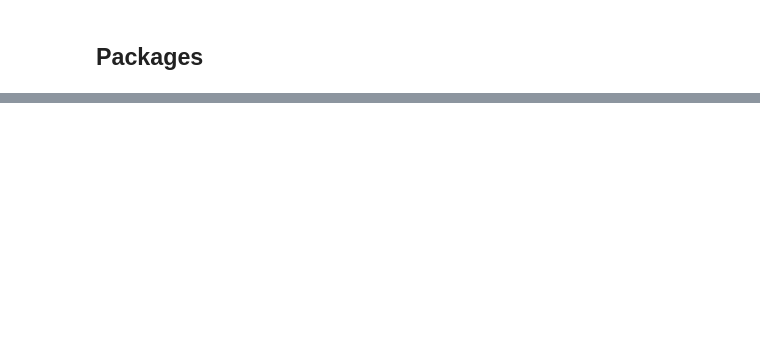
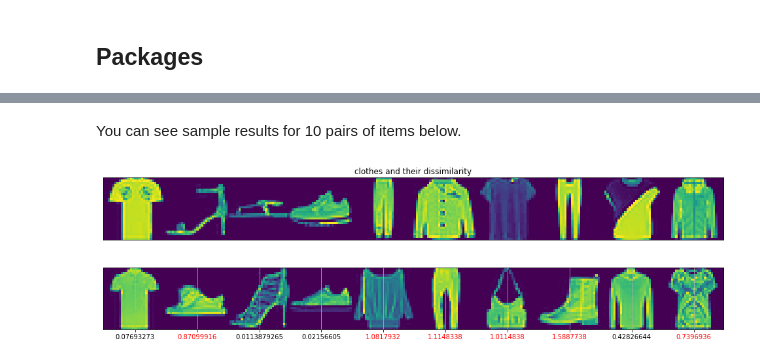
Before and after one commit to anilkunwar/coursera, a Jupyter notebook: DeepLearningAI_Custom_Models_Layers_and_Loss_Functions_with_Tensorflow/week1/C1_W1_Lab3_Siamese-Network.ipynb, the cells around one changed output, grey strips where cells are left out. Saved outputs shown, nothing was run; the diff lists cells and outputs as text; code cells hidden in the pictures; blank space fills up the shorter version.

```diff
--- a/DeepLearningAI_Custom_Models_Layers_and_Loss_Functions_with_Tensorflow/week1/C1_W1_Lab3_Siamese-Network.ipynb
+++ b/DeepLearningAI_Custom_Models_Layers_and_Loss_Functions_with_Tensorflow/week1/C1_W1_Lab3_Siamese-Network.ipynb
@@ -94,0 +213,8 @@ plot_model(model, show_layer_names=True, show_shapes=True, to_file='./wide_and_d
+# %%
+loss = model.evaluate(x=[test_pairs[:,0],test_pairs[:,1]], y=test_y)
+
+y_pred_train = model.predict([train_pairs[:,0], train_pairs[:,1]])
+train_accuracy = compute_accuracy(train_y, y_pred_train)
+
+y_pred_test = model.predict([test_pairs[:,0], test_pairs[:,1]])
+test_accuracy = compute_accuracy(test_y, y_pred_test)
@@ -94,0 +238,42 @@ plot_model(model, show_layer_names=True, show_shapes=True, to_file='./wide_and_d
+# %%
+# Matplotlib config
+def visualize_images():
+    plt.rc('image', cmap='gray_r')
+    plt.rc('grid', linewidth=0)
+    plt.rc('xtick', top=False, bottom=False, labelsize='large')
+    plt.rc('ytick', left=False, right=False, labelsize='large')
+    plt.rc('axes', facecolor='F8F8F8', titlesize="large", edgecolor='white')
+    plt.rc('text', color='a8151a')
+    plt.rc('figure', facecolor='F0F0F0')# Matplotlib fonts
+
+
+# utility to display a row of digits with their predictions
+def display_images(left, right, predictions, labels, title, n):
+    plt.figure(figsize=(17,3))
+    plt.title(title)
+    plt.yticks([])
+    plt.xticks([])
+    plt.grid(None)
+    left = np.reshape(left, [n, 28, 28])
+    left = np.swapaxes(left, 0, 1)
+    left = np.reshape(left, [28, 28*n])
+    plt.imshow(left)
+    plt.figure(figsize=(17,3))
+    plt.yticks([])
+    plt.xticks([28*x+14 for x in range(n)], predictions)
+    for i,t in enumerate(plt.gca().xaxis.get_ticklabels()):
+        if predictions[i] > 0.5: t.set_color('red') # bad predictions in red
+    plt.grid(None)
+    right = np.reshape(right, [n, 28, 28])
+    right = np.swapaxes(right, 0, 1)
+    right = np.reshape(right, [28, 28*n])
+    plt.imshow(right)
+# %% [markdown]
+You can see sample results for 10 pairs of items below.
+# %%
+y_pred_train = np.squeeze(y_pred_train)
+indexes = np.random.choice(len(y_pred_train), size=10)
+display_images(train_pairs[:, 0][indexes], train_pairs[:, 1][indexes], y_pred_train[indexes], train_y[indexes], "clothes and their dissimilarity", 10)
+# %% [output]
+[figure, added]
+[figure, added]
```
Also changed, not shown: parts of 29 cells of this notebook, 6 other files.
